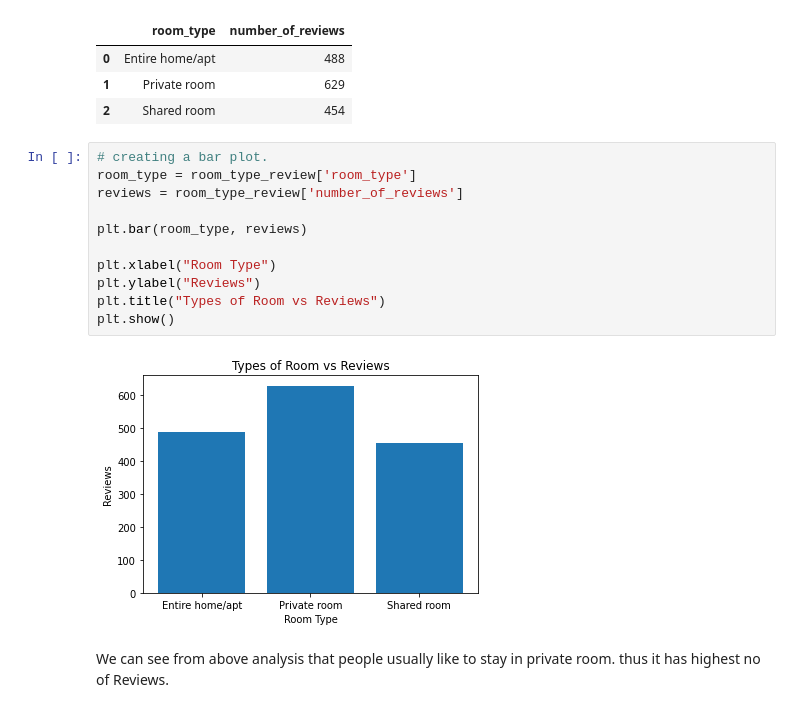
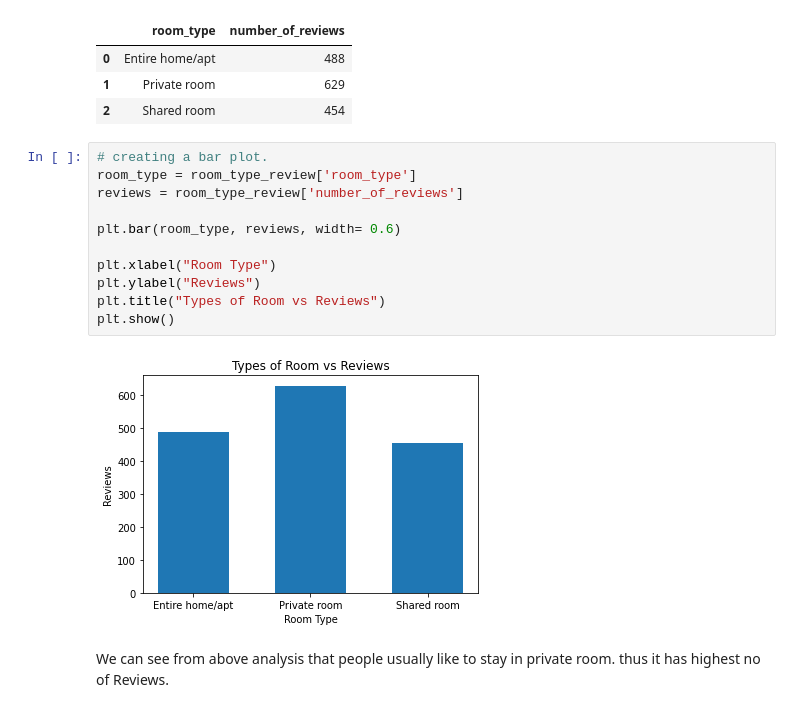
Before and after one commit to kamaluddin14/Airbnb-data-analysis, a Jupyter notebook: Copy_of_Airbnb_Bookings_Analysis_Kamaluddin_Capstone_Project.ipynb, the cells around one changed output. Saved outputs shown, nothing was run; the diff lists cells and outputs as text.

```diff
--- a/Copy_of_Airbnb_Bookings_Analysis_Kamaluddin_Capstone_Project.ipynb
+++ b/Copy_of_Airbnb_Bookings_Analysis_Kamaluddin_Capstone_Project.ipynb
@@ -297,15 +297,15 @@ room_type_review
 # %%
 # creating a bar plot.
 room_type = room_type_review['room_type']
 reviews = room_type_review['number_of_reviews']
 
-plt.bar(room_type, reviews)
+plt.bar(room_type, reviews, width= 0.6)
 
 plt.xlabel("Room Type")
 plt.ylabel("Reviews")
 plt.title("Types of Room vs Reviews")
 plt.show()
 # %% [output]
-[figure, old version]
+[figure, new version]
 # %% [markdown]
 We can see from above analysis that people usually like to stay in  private room. thus it has highest no of Reviews.
```
Also changed, not shown: parts of 18 cells of this notebook.
